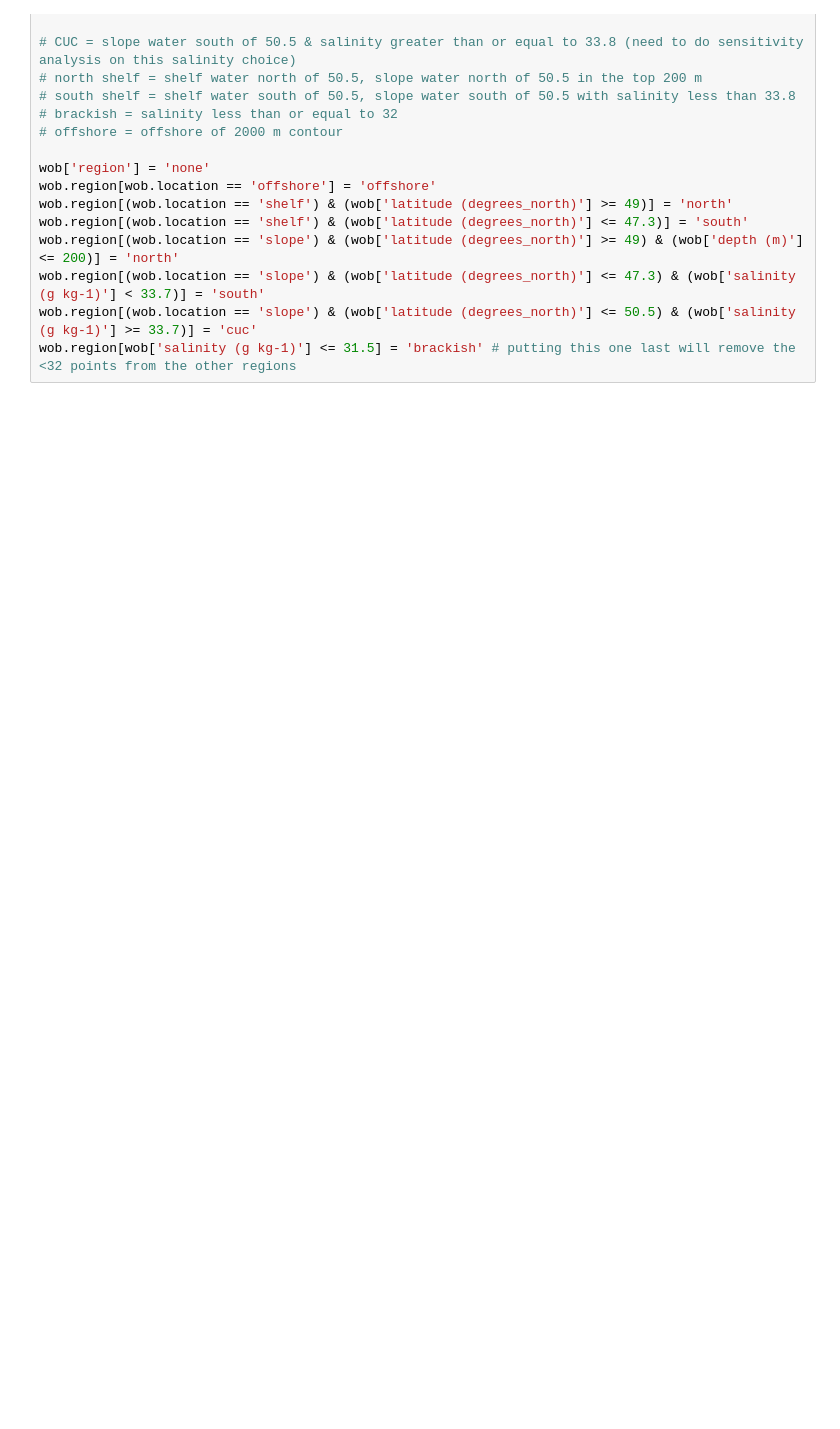
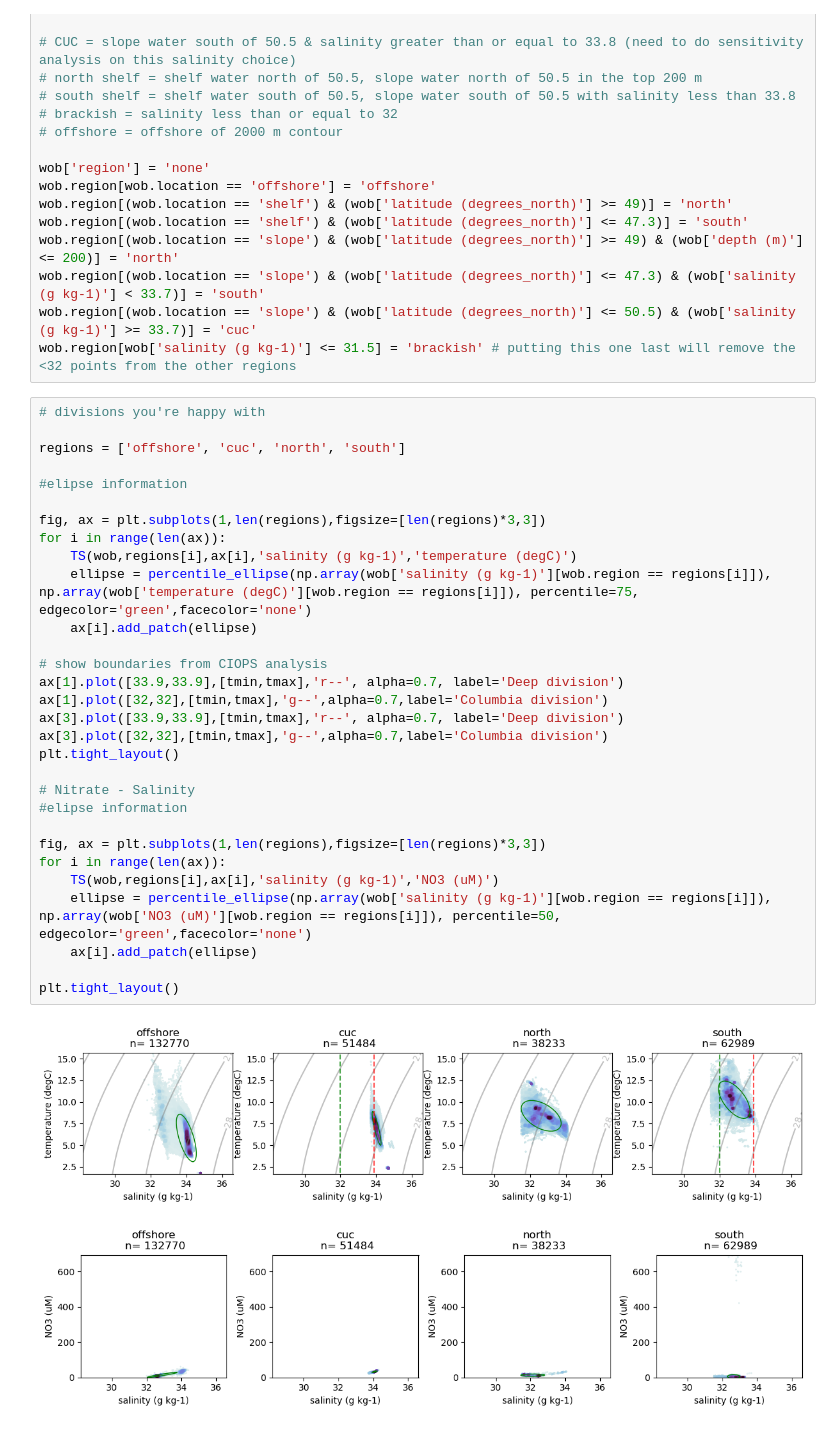
Before and after one commit to UBC-MOAD/analysis-becca, a Jupyter notebook: LiveOcean/tracers/property_sensitivity.ipynb, the cells around one changed output. Drawn from its saved outputs; the diff is of its cells as text; blank space fills up the shorter version.

```diff
--- a/LiveOcean/tracers/property_sensitivity.ipynb
+++ b/LiveOcean/tracers/property_sensitivity.ipynb
@@ -657,3 +636,36 @@ wob.region[(wob.location == 'slope') & (wob['latitude (degrees_north)'] >= 49) &
 wob.region[(wob.location == 'slope') & (wob['latitude (degrees_north)'] <= 47.3) & (wob['salinity (g kg-1)'] < 33.7)] = 'south'
 wob.region[(wob.location == 'slope') & (wob['latitude (degrees_north)'] <= 50.5) & (wob['salinity (g kg-1)'] >= 33.7)] = 'cuc'
 wob.region[wob['salinity (g kg-1)'] <= 31.5] = 'brackish' # putting this one last will remove the <32 points from the other regions
+# %%
+# divisions you're happy with
+
+regions = ['offshore', 'cuc', 'north', 'south']
+
+#elipse information
+
+fig, ax = plt.subplots(1,len(regions),figsize=[len(regions)*3,3])
+for i in range(len(ax)):
+    TS(wob,regions[i],ax[i],'salinity (g kg-1)','temperature (degC)')
+    ellipse = percentile_ellipse(np.array(wob['salinity (g kg-1)'][wob.region == regions[i]]), np.array(wob['temperature (degC)'][wob.region == regions[i]]), percentile=75, edgecolor='green',facecolor='none')
+    ax[i].add_patch(ellipse)
+
+# show boundaries from CIOPS analysis
+ax[1].plot([33.9,33.9],[tmin,tmax],'r--', alpha=0.7, label='Deep division')
+ax[1].plot([32,32],[tmin,tmax],'g--',alpha=0.7,label='Columbia division')
+ax[3].plot([33.9,33.9],[tmin,tmax],'r--', alpha=0.7, label='Deep division')
+ax[3].plot([32,32],[tmin,tmax],'g--',alpha=0.7,label='Columbia division')
+plt.tight_layout()
+
+# Nitrate - Salinity
+#elipse information
+
+fig, ax = plt.subplots(1,len(regions),figsize=[len(regions)*3,3])
+for i in range(len(ax)):
+    TS(wob,regions[i],ax[i],'salinity (g kg-1)','NO3 (uM)')
+    ellipse = percentile_ellipse(np.array(wob['salinity (g kg-1)'][wob.region == regions[i]]), np.array(wob['NO3 (uM)'][wob.region == regions[i]]), percentile=50, edgecolor='green',facecolor='none')
+    ax[i].add_patch(ellipse)
+
+plt.tight_layout()
+# %% [output]
+[figure, added]
+[figure, added]
```
Also changed, not shown: parts of 18 cells of this notebook.
